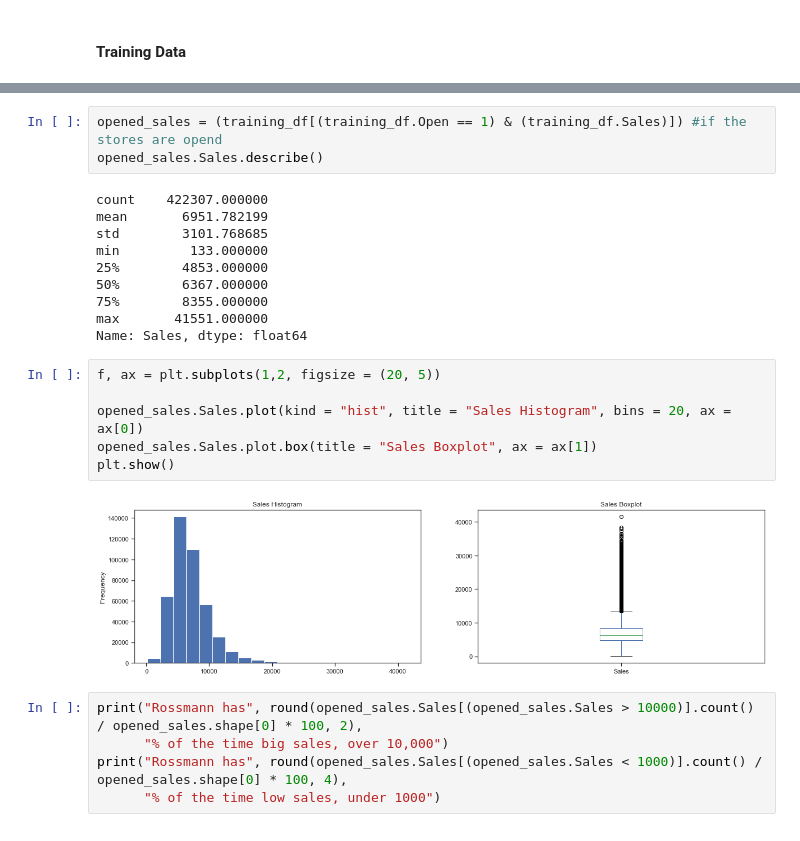
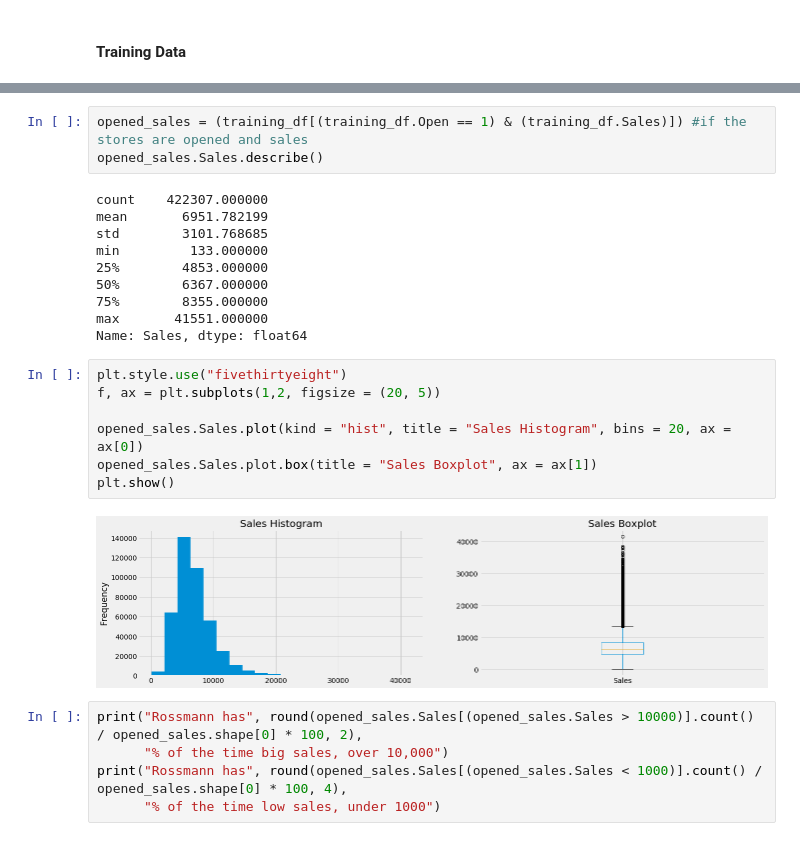
Before and after one commit to comsavvy/Rossman-Sales-Prediction, a Jupyter notebook: EDA Rossman.ipynb, the cells around one changed output, grey strips where cells are left out. Saved outputs shown, nothing was run; the diff lists cells and outputs as text.

```diff
--- a/EDA Rossman.ipynb
+++ b/EDA Rossman.ipynb
@@ -95,6 +99,6 @@ DayOfMonth       False
 dtype: bool
 # %%
-opened_sales = (training_df[(training_df.Open == 1) & (training_df.Sales)]) #if the stores are opend
+opened_sales = (training_df[(training_df.Open == 1) & (training_df.Sales)]) #if the stores are opened and sales
 opened_sales.Sales.describe()
 # %% [output]
 count    422307.000000
@@ -107,13 +111,14 @@ min         133.000000
 max       41551.000000
 Name: Sales, dtype: float64
 # %%
+plt.style.use("fivethirtyeight")
 f, ax = plt.subplots(1,2, figsize = (20, 5))
 
 opened_sales.Sales.plot(kind = "hist", title = "Sales Histogram", bins = 20, ax = ax[0])
 opened_sales.Sales.plot.box(title = "Sales Boxplot", ax = ax[1])
 plt.show()
 # %% [output]
-[figure, old version]
+[figure, new version]
 # %%
 print("Rossmann has", round(opened_sales.Sales[(opened_sales.Sales > 10000)].count() / opened_sales.shape[0] * 100, 2),
       "% of the time big sales, over 10,000")
```
Also changed, not shown: parts of 34 cells of this notebook.
